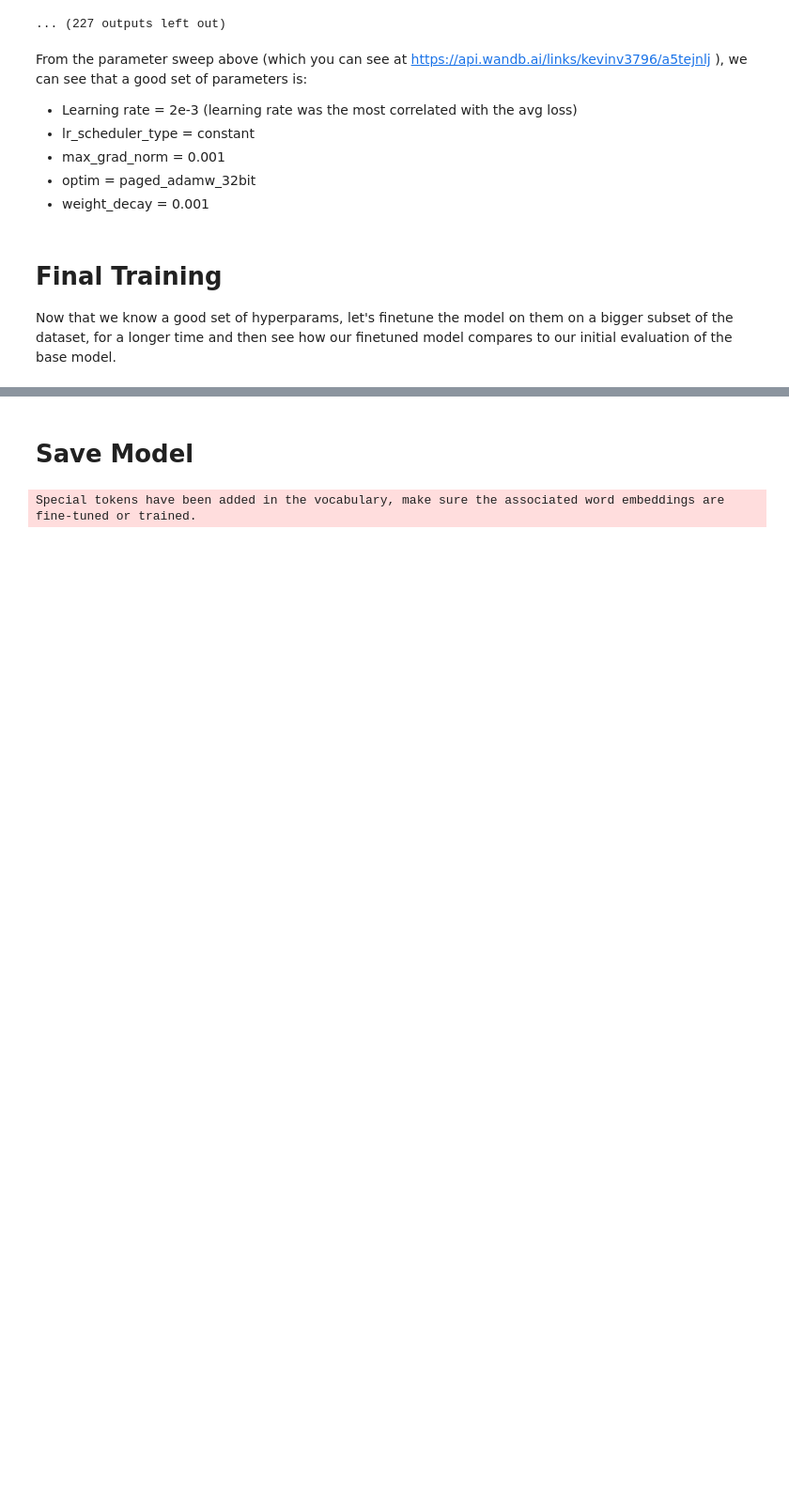
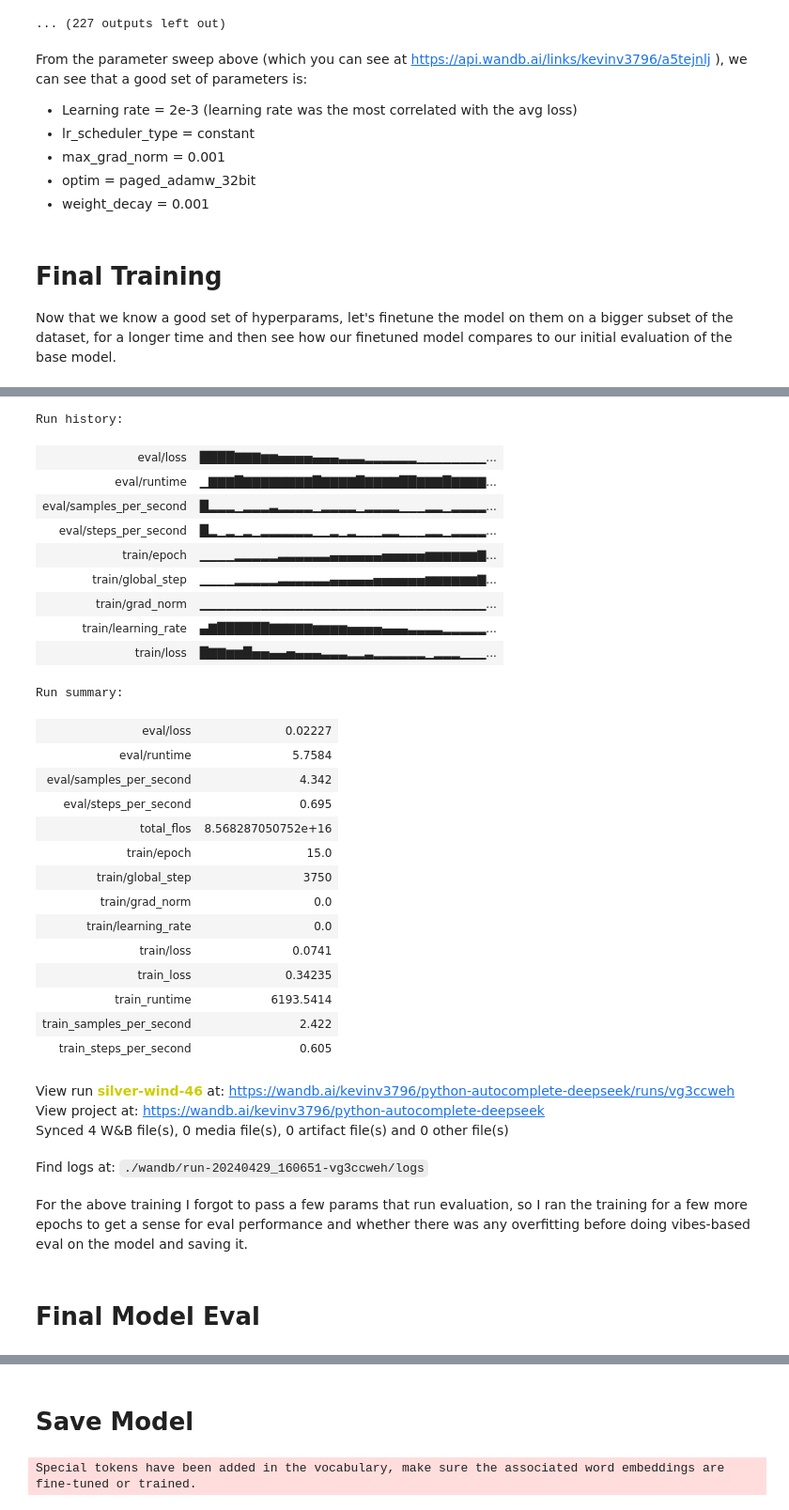
Before and after one commit to kevin-v96/python-codecomplete-lm, a Jupyter notebook: deepseek-coder/deepseek-coder-1.3b-python-peft.ipynb, the cells around one changed output, grey strips where cells are left out. Shown at 94% size. Saved outputs shown, nothing was run; the diff lists cells and outputs as text; code cells hidden in the pictures; blank space fills up the shorter version.

```diff
--- a/deepseek-coder/deepseek-coder-1.3b-python-peft.ipynb
+++ b/deepseek-coder/deepseek-coder-1.3b-python-peft.ipynb
@@ -875,0 +991,36 @@ Now that we know a good set of hyperparams, let's finetune the model on them on
+# %%
+wandb.run.finish()
+# %% [output]
+Run history:
+| eval/loss | ████▇▇▇▆▆▅▅▅▅▄▄▄▃▃▃▂▂▂▂▂▂▁▁▁▁▁▁▁▁... |
+| eval/runtime | ▁▇▇▇█▇▇▇▇▇▇▇▇█▇▇▇▇█▇▇▇▇██▇▇▇█▇▇▇▇... |
+| eval/samples_per_second | █▂▂▂▁▂▂▂▃▂▂▂▂▁▂▂▂▂▁▂▂▂▂▁▁▁▂▂▁▂▂▂▂... |
+| eval/steps_per_second | █▂▁▂▁▂▁▂▂▂▂▂▂▁▁▂▁▂▁▁▁▂▂▁▁▁▂▂▁▂▂▂▂... |
+| train/epoch | ▁▁▁▁▂▂▂▂▂▃▃▃▃▃▃▄▄▄▄▄▄▅▅▅▅▅▆▆▆▆▆▆▇... |
+| train/global_step | ▁▁▁▁▂▂▂▂▂▃▃▃▃▃▃▄▄▄▄▄▅▅▅▅▅▅▆▆▆▆▆▆▇... |
+| train/grad_norm | ▁▁▁▁▁▁▁▁▁▁▁▁▁▁▁▁▁▁▁▁▁▁▁▁▁▁▁▁▁▁▁▁▁... |
+| train/learning_rate | ▄▇██████▇▇▇▇▇▆▆▆▆▅▅▅▅▄▄▄▃▃▃▃▂▂▂▂▂... |
+| train/loss | █▇▇▆▆█▅▅▄▄▅▄▄▄▃▃▃▂▂▃▂▂▂▂▂▂▁▂▂▂▁▁▁... |
+Run summary:
+| eval/loss | 0.02227 |
+| eval/runtime | 5.7584 |
+| eval/samples_per_second | 4.342 |
+| eval/steps_per_second | 0.695 |
+| total_flos | 8.568287050752e+16 |
+| train/epoch | 15.0 |
+| train/global_step | 3750 |
+| train/grad_norm | 0.0 |
+| train/learning_rate | 0.0 |
+| train/loss | 0.0741 |
+| train_loss | 0.34235 |
+| train_runtime | 6193.5414 |
+| train_samples_per_second | 2.422 |
+| train_steps_per_second | 0.605 |
+View run silver-wind-46 at: https://wandb.ai/kevinv3796/python-autocomplete-deepseek/runs/vg3ccweh
+View project at: https://wandb.ai/kevinv3796/python-autocomplete-deepseek
+Synced 4 W&B file(s), 0 media file(s), 0 artifact file(s) and 0 other file(s)
+Find logs at: ./wandb/run-20240429_160651-vg3ccweh/logs
+# %% [markdown]
+For the above training I forgot to pass a few params that run evaluation, so I ran the training for a few more epochs to get a sense for eval performance and whether there was any overfitting before doing vibes-based eval on the model and saving it.
+# %% [markdown]
+# Final Model Eval
```
Also changed, not shown: parts of 18 cells of this notebook.
